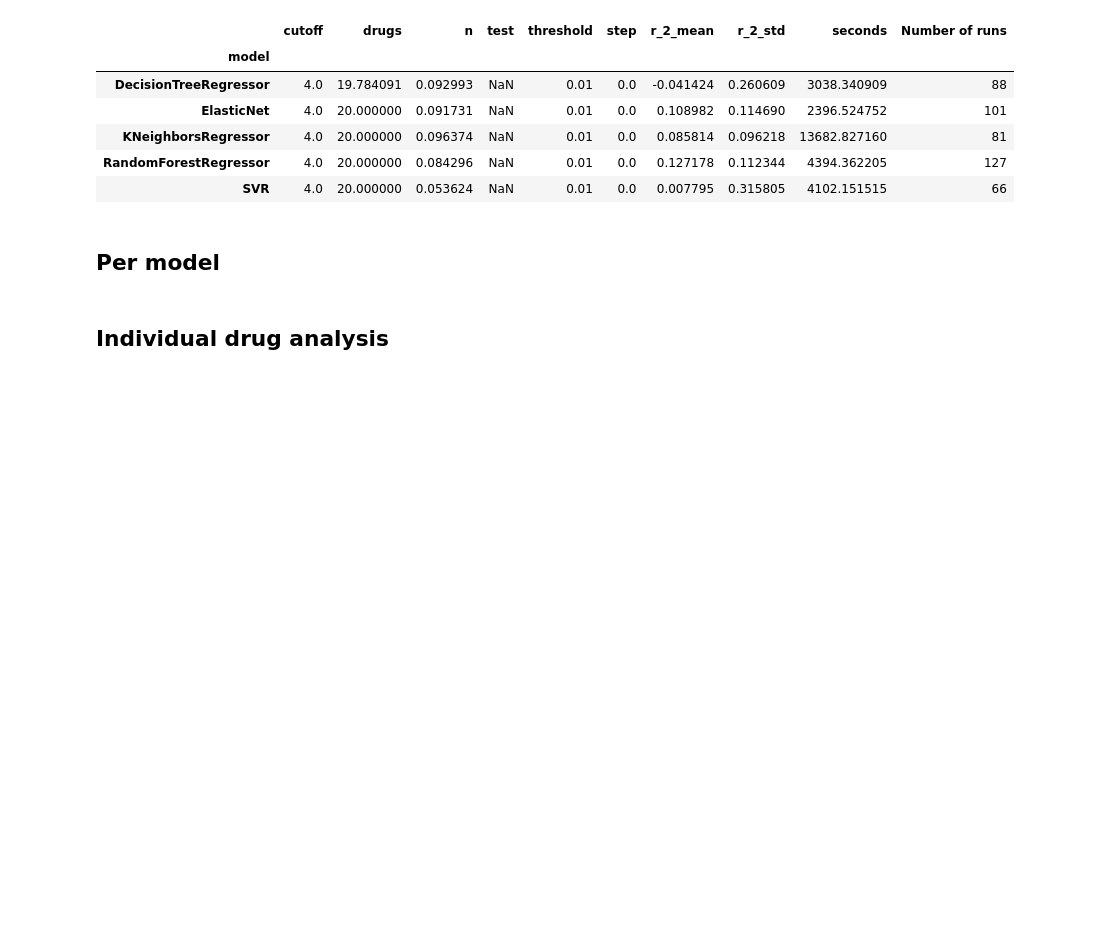
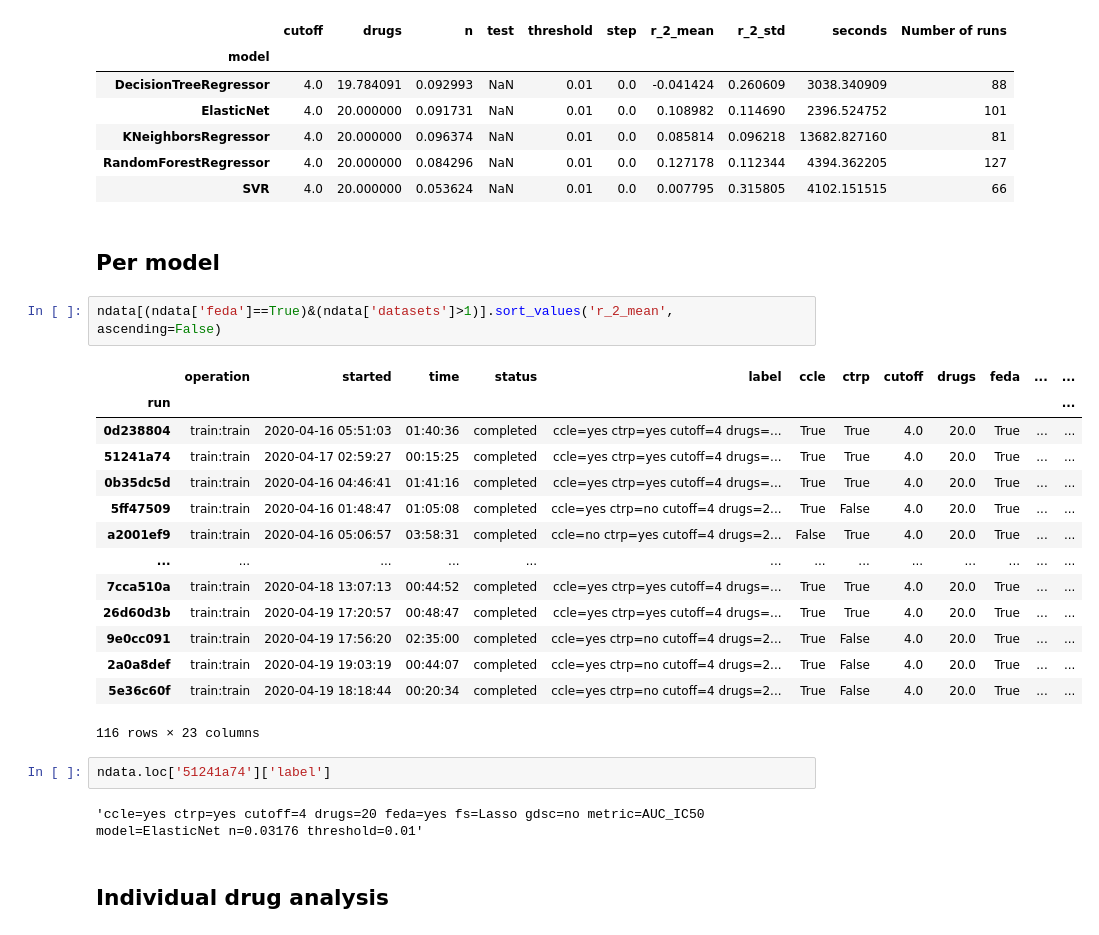
Before and after one commit to lucas-ubm/phc-data-pipeline, a Jupyter notebook: Ranalysis.ipynb, the cells around one changed output. Drawn from its saved outputs; the diff is of its cells as text; blank space fills up the shorter version.

```diff
--- a/Ranalysis.ipynb
+++ b/Ranalysis.ipynb
@@ -102,6 +147,27 @@ nmodels
 | SVR | 4.0 | 20.000000 | 0.053624 | NaN | 0.01 | 0.0 | 0.007795 | 0.315805 | 4102.151515 | 66 |
 # %% [markdown]
 ## Per model
+# %%
+ndata[(ndata['feda']==True)&(ndata['datasets']>1)].sort_values('r_2_mean', ascending=False)
+# %% [output]
+|  | operation | started | time | status | label | ccle | ctrp | cutoff | drugs | feda | ... | ... |
+| run |  |  |  |  |  |  |  |  |  |  |  | ... |
+| 0d238804 | train:train | 2020-04-16 05:51:03 | 01:40:36 | completed | ccle=yes ctrp=yes cutoff=4 drugs=... | True | True | 4.0 | 20.0 | True | ... | ... |
+| 51241a74 | train:train | 2020-04-17 02:59:27 | 00:15:25 | completed | ccle=yes ctrp=yes cutoff=4 drugs=... | True | True | 4.0 | 20.0 | True | ... | ... |
+| 0b35dc5d | train:train | 2020-04-16 04:46:41 | 01:41:16 | completed | ccle=yes ctrp=yes cutoff=4 drugs=... | True | True | 4.0 | 20.0 | True | ... | ... |
+| 5ff47509 | train:train | 2020-04-16 01:48:47 | 01:05:08 | completed | ccle=yes ctrp=no cutoff=4 drugs=2... | True | False | 4.0 | 20.0 | True | ... | ... |
+| a2001ef9 | train:train | 2020-04-16 05:06:57 | 03:58:31 | completed | ccle=no ctrp=yes cutoff=4 drugs=2... | False | True | 4.0 | 20.0 | True | ... | ... |
+| ... | ... | ... | ... | ... | ... | ... | ... | ... | ... | ... | ... | ... |
+| 7cca510a | train:train | 2020-04-18 13:07:13 | 00:44:52 | completed | ccle=yes ctrp=yes cutoff=4 drugs=... | True | True | 4.0 | 20.0 | True | ... | ... |
+| 26d60d3b | train:train | 2020-04-19 17:20:57 | 00:48:47 | completed | ccle=yes ctrp=yes cutoff=4 drugs=... | True | True | 4.0 | 20.0 | True | ... | ... |
+| 9e0cc091 | train:train | 2020-04-19 17:56:20 | 02:35:00 | completed | ccle=yes ctrp=no cutoff=4 drugs=2... | True | False | 4.0 | 20.0 | True | ... | ... |
+| 2a0a8def | train:train | 2020-04-19 19:03:19 | 00:44:07 | completed | ccle=yes ctrp=no cutoff=4 drugs=2... | True | False | 4.0 | 20.0 | True | ... | ... |
+| 5e36c60f | train:train | 2020-04-19 18:18:44 | 00:20:34 | completed | ccle=yes ctrp=no cutoff=4 drugs=2... | True | False | 4.0 | 20.0 | True | ... | ... |
+116 rows × 23 columns
+# %%
+ndata.loc['51241a74']['label']
+# %% [output]
+'ccle=yes ctrp=yes cutoff=4 drugs=20 feda=yes fs=Lasso gdsc=no metric=AUC_IC50 model=ElasticNet n=0.03176 threshold=0.01'
 # %% [markdown]
 ## Individual drug analysis
 # %%
```
Also changed, not shown: parts of 19 cells of this notebook, 4 other files.
